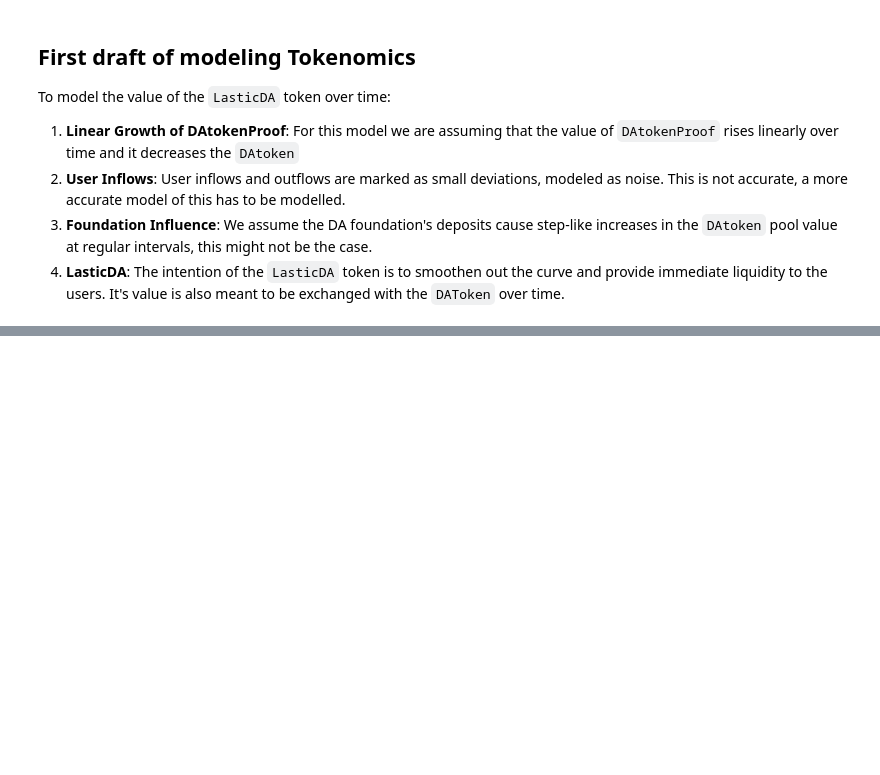
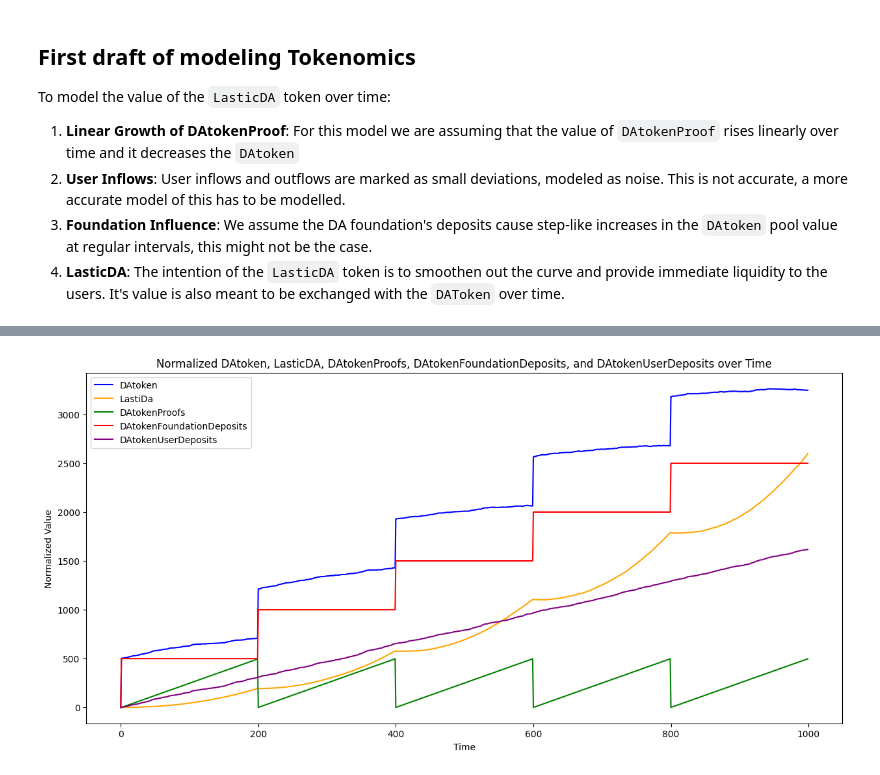
Before and after one commit to LasticXYZ/DAtokenPriceSim, a Jupyter notebook: firstdraft.ipynb, the cells around one changed output, grey strips where cells are left out. Cells and saved outputs as stored; diff of their text form; code cells hidden in the pictures; blank space fills up the shorter version.

```diff
--- a/firstdraft.ipynb
+++ b/firstdraft.ipynb
@@ -89,0 +94,96 @@ plt.show()
+# %%
+import numpy as np
+import matplotlib.pyplot as plt
+
+# Parameters
+total_time = 1000
+user_inflow_std = 2
+foundation_steps = [1, 200, 400, 600, 800]
+foundation_increase = 500
+
+# Initialize arrays
+DAtokenInPool = np.zeros(total_time)
+LasticDA = np.zeros(total_time)
+DAtokenProofs = np.zeros(total_time)
+DAtokenFoundationDeposits = np.zeros(total_time)
+DAtokenUserDeposits = np.zeros(total_time)
+
+# List to store user deposits as (time, deposit amount) tuples
+user_deposit_log = []
+user_outflow_log = []
+
+# User inflow function
+def user_inflow():
+    return np.abs(np.random.normal(0, user_inflow_std))
+
+# User outflow function (modified to withdraw an arbitrary previous inflow deposit)
+def user_outflow(lasticDA_balance, current_time):
+    if current_time >= 300 and user_deposit_log:
+        # Choose an arbitrary previous inflow deposit
+        inflow_time, inflow_amount = user_deposit_log[np.random.randint(0, len(user_deposit_log))]
+        time_in_pool = current_time - inflow_time
+
+        # Withdraw all of the chosen inflow deposit proportional to the time it was in the pool
+        withdrawal_amount = inflow_amount * (time_in_pool / total_time)
+        DAtoWithdraw = min(withdrawal_amount, lasticDA_balance)
+
+        user_outflow_log.append((current_time, DAtoWithdraw))
+
+        return DAtoWithdraw, DAtoWithdraw
+    else:
+        return 0, 0
+
+# Foundation contribution function
+def foundation_contribution(time):
+    return foundation_increase if time in foundation_steps else 0
+
+# Simulation
+for t in range(1, total_time):
+    DAtokenProofs[t] = 0 if t in foundation_steps else DAtokenProofs[t-1] + 0.005
+
+    user_inflow_value = user_inflow()
+
+    user_outflow_value, lasticDAreduction = user_outflow(LasticDA[t-1], t)
+
+    if user_inflow_value > 0:
+        user_deposit_log.append((t, user_inflow_value))
+
+    LasticDA[t] = LasticDA[t-1] - lasticDAreduction
+
+    DAtokenUserDeposits[t] = DAtokenUserDeposits[t-1] + user_inflow_value
+    DAtokenInPool[t] = DAtokenInPool[t-1] + user_inflow_value - DAtokenProofs[t] - user_outflow_value
+
+    foundation_contribution_value = foundation_contribution(t)
+    DAtokenInPool[t] += foundation_contribution_value
+    DAtokenFoundationDeposits[t] = DAtokenFoundationDeposits[t-1] + foundation_contribution_value
+
+    if DAtokenInPool[t-1] > 0:
+        LasticDA[t] += DAtokenInPool[t] * DAtokenProofs[t] * 0.003
+
+# Plot results
+plt.figure(figsize=(15, 7))
+
+plt.plot(DAtokenInPool, label='DAtoken', color='blue')
+plt.plot(LasticDA, label='LastiDa', color='orange')
+plt.plot(DAtokenProofs * 500, label='DAtokenProofs', color='green')  # Multiply by 500 to fit the plot
+plt.plot(DAtokenFoundationDeposits, label='DAtokenFoundationDeposits', color='red')
+plt.plot(DAtokenUserDeposits, label='DAtokenUserDeposits', color='purple')
+
+plt.title('Normalized DAtoken, LasticDA, DAtokenProofs, DAtokenFoundationDeposits, and DAtokenUserDeposits over Time')
+plt.xlabel('Time')
+plt.ylabel('Normalized Value')
+plt.legend()
+
+plt.show()
+
+# Print the user deposit log
+print("User Deposit Log:")
+for entry in user_deposit_log:
+    print(f"Time: {entry[0]}, Deposit Amount: {entry[1]}")
+
+# Print the user outflow log
+print("\nUser Outflow Log:")
+for entry in user_outflow_log:
+    print(f"Time: {entry[0]}, Withdraw Amount: {entry[1]}")
+# %% [output]
+[figure, added]
```
Also changed, not shown: parts of 3 cells of this notebook, 1 other file.
